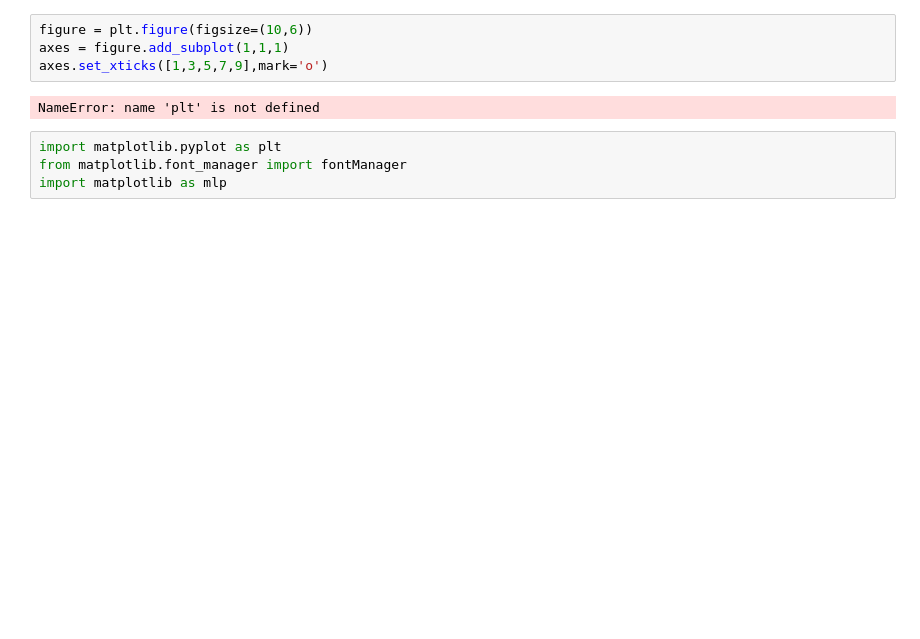
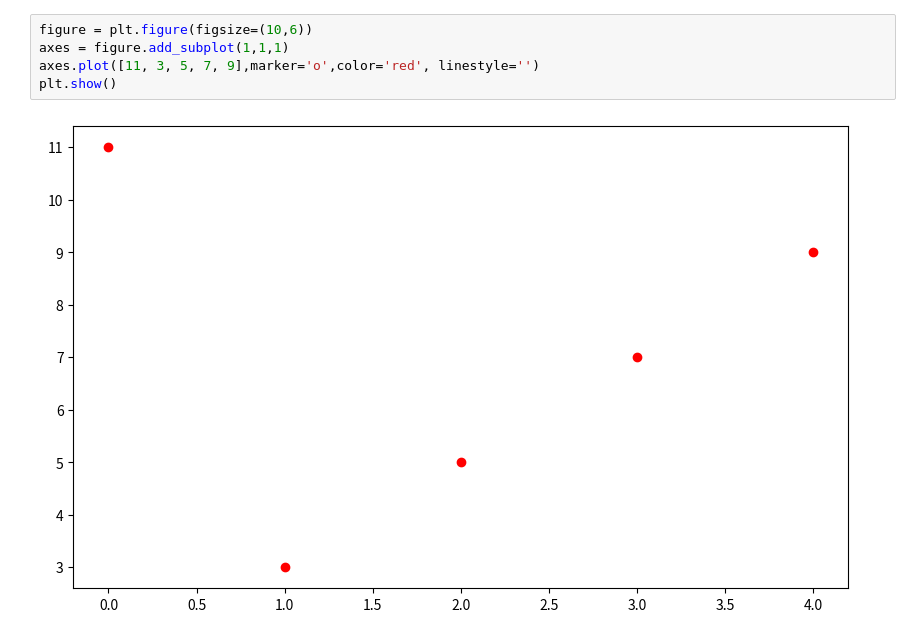
Before and after one commit to Tzung-han/python_analysis, a Jupyter notebook: Untitled7_3.ipynb, the cells around one changed output. Drawn from its saved outputs; the diff is of its cells as text; blank space fills up the shorter version.

```diff
--- a/Untitled7_3.ipynb
+++ b/Untitled7_3.ipynb
@@ -3,10 +22,7 @@
 # %%
 figure = plt.figure(figsize=(10,6))
 axes = figure.add_subplot(1,1,1)
-axes.set_xticks([1,3,5,7,9],mark='o')
+axes.plot([11, 3, 5, 7, 9],marker='o',color='red', linestyle='')
+plt.show()
 # %% [output]
-NameError: name 'plt' is not defined
+[figure, added]
-# %%
-import matplotlib.pyplot as plt
-from matplotlib.font_manager import fontManager
-import matplotlib as mlp
```
Also changed, not shown: parts of 8 cells of this notebook.
